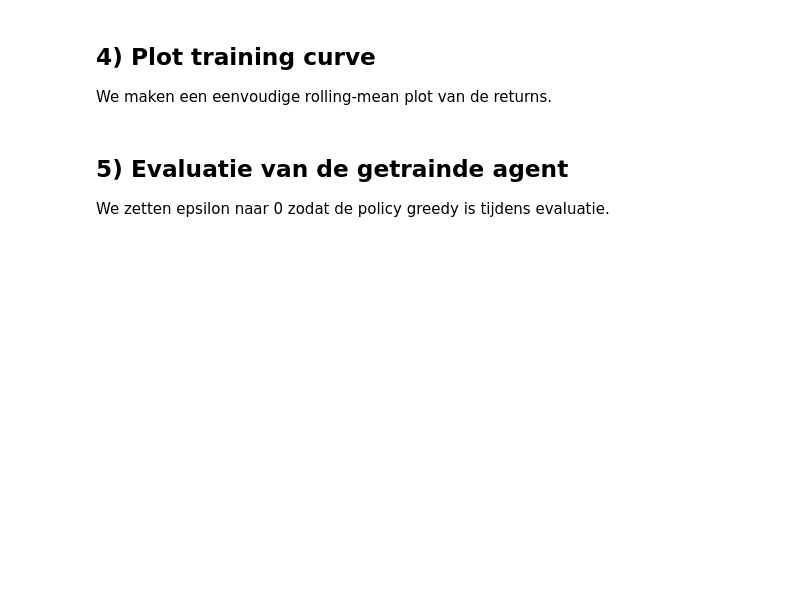
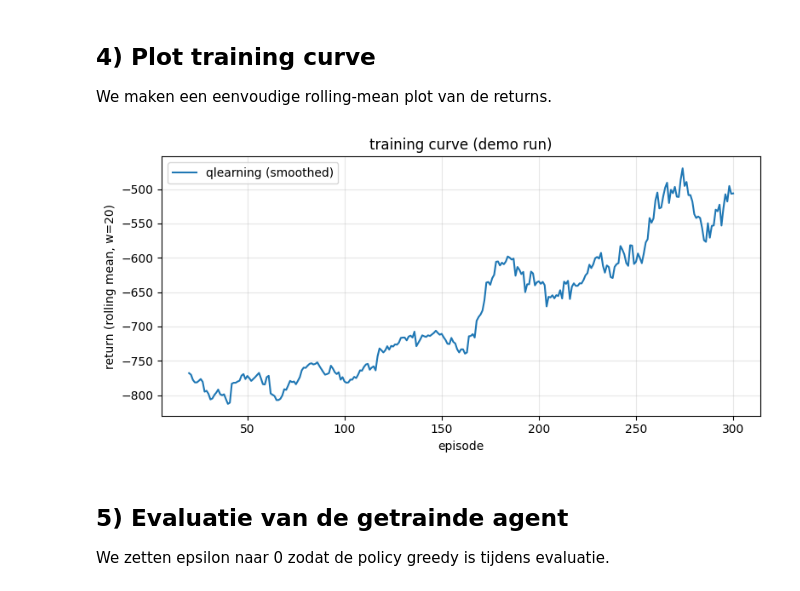
Before and after one commit to KarolGac/Autonomuis_2, a Jupyter notebook: main.ipynb, the cells around one changed output. Drawn from its saved outputs; the diff is of its cells as text; code cells hidden in the pictures; blank space fills up the shorter version.

```diff
--- a/main.ipynb
+++ b/main.ipynb
@@ -44,16 +44,20 @@ import matplotlib.pyplot as plt
 import yaml
 
 # Zorg dat we vanuit de notebook de src/ modules kunnen importeren.
-PROJECT_ROOT = Path('..').resolve()
-if not (PROJECT_ROOT / 'src').exists():
-    PROJECT_ROOT = Path('.').resolve()
-if str(PROJECT_ROOT) not in sys.path:
-    sys.path.insert(0, str(PROJECT_ROOT))
+project_root = Path('..').resolve()
+if not (project_root / 'src').exists():
+    project_root = Path('.').resolve()
+if str(project_root) not in sys.path:
+    sys.path.insert(0, str(project_root))
 
 from src.env import TaxiEnv, N_ACTIONS, N_STATES, ACTION_NAMES, decode_state
 from src.agents.q_learning import QLearningAgent
 from src.agents.random_agent import RandomAgent
 from src.agents.heuristic_agent import HeuristicAgent
 
-RESULTS_DIR = PROJECT_ROOT / 'results' / 'notebook_demo'
-RESULTS_DIR.mkdir(parents=True, exist_ok=True)
+n_actions = N_ACTIONS
+n_states = N_STATES
+action_names = ACTION_NAMES
+
+results_dir = project_root / 'results' / 'notebook_demo'
+results_dir.mkdir(parents=True, exist_ok=True)
@@ -148,12 +147,13 @@ baseline_results
 We trainen kort (klein aantal episodes) zodat dit snel draait in een demo.
 # %%
 def train_qlearning(episodes=300, max_steps=200, seed=0, cfg=None):
+    """Train a Q-learning agent and return (agent, log_array)."""
     if cfg is None:
         cfg = {}
     random.seed(seed)
     np.random.seed(seed)
     env = TaxiEnv()
-    agent = QLearningAgent(n_states=N_STATES, n_actions=N_ACTIONS, seed=seed, **cfg)
+    agent = QLearningAgent(n_states=n_states, n_actions=n_actions, seed=seed, **cfg)
     log = []
     for ep in range(episodes):
         state = env.reset(seed=seed + ep)
@@ -184,7 +184,7 @@ def train_qlearning(episodes=300, max_steps=200, seed=0, cfg=None):
     env.close()
     return agent, np.array(log, dtype=float)
 
-cfg_path = PROJECT_ROOT / 'experiments' / 'qlearning_default.yaml'
+cfg_path = project_root / 'experiments' / 'qlearning_default.yaml'
 cfg = {}
 if cfg_path.exists():
     with open(cfg_path, 'r') as f:
@@ -197,24 +208,27 @@ log[:5]
 We maken een eenvoudige rolling-mean plot van de returns.
 # %%
 def smooth(x, window=20):
+    """Return rolling mean (simple moving average) of x with given window."""
     if window <= 1 or len(x) < window:
         return x
     kernel = np.ones(window) / window
     return np.convolve(x, kernel, mode='valid')
 
 returns = log[:, 1]
 window = 20
 smoothed = smooth(returns, window=window)
 x = np.arange(len(smoothed)) + window
 
 plt.figure(figsize=(8, 4))
 plt.plot(x, smoothed, label='qlearning (smoothed)')
 plt.xlabel('episode')
 plt.ylabel(f'return (rolling mean, w={window})')
 plt.title('training curve (demo run)')
 plt.grid(alpha=0.3)
 plt.legend()
 plt.tight_layout()
+# %% [output]
+[figure, added]
 # %% [markdown]
 ## 5) Evaluatie van de getrainde agent
 We zetten epsilon naar 0 zodat de policy greedy is tijdens evaluatie.
```
Also changed, not shown: parts of 7 cells of this notebook, 9 other files.
